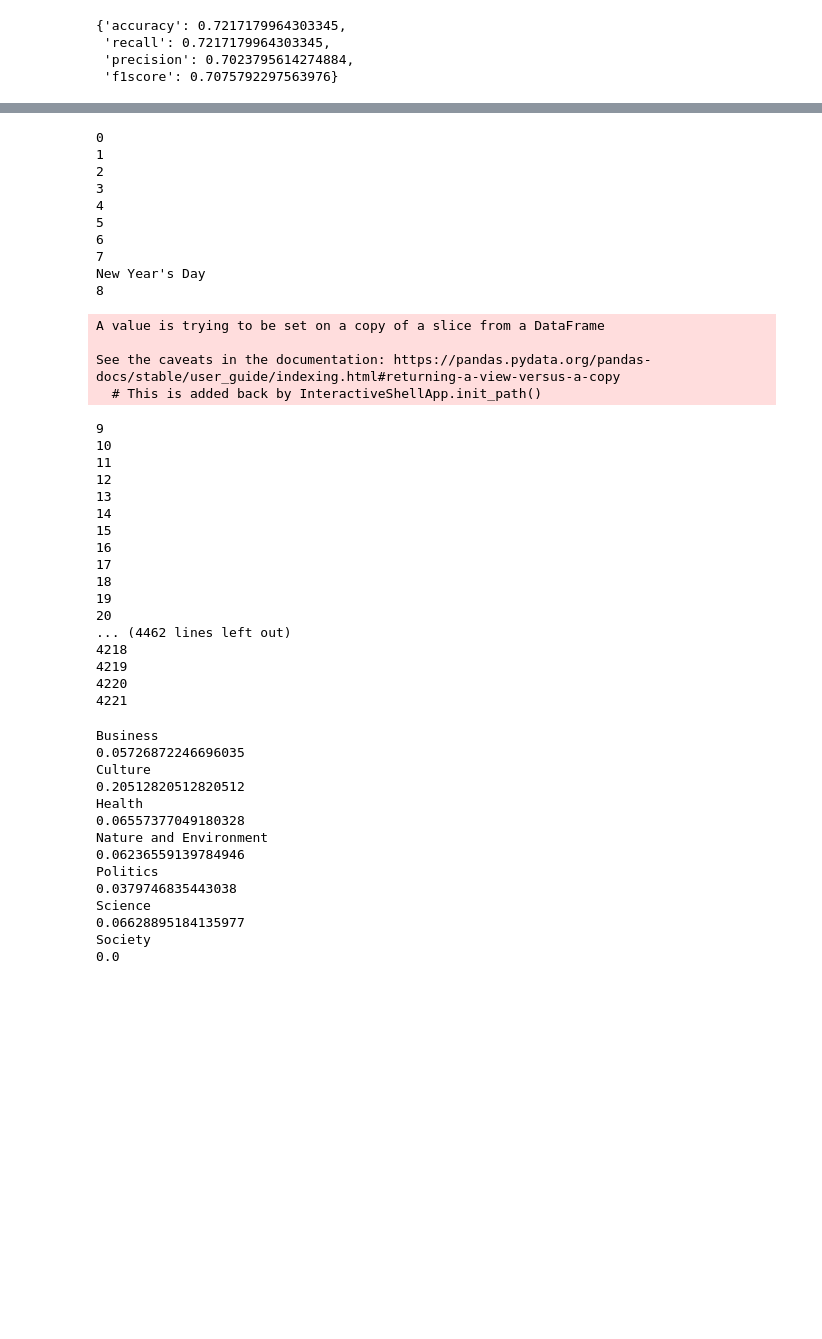
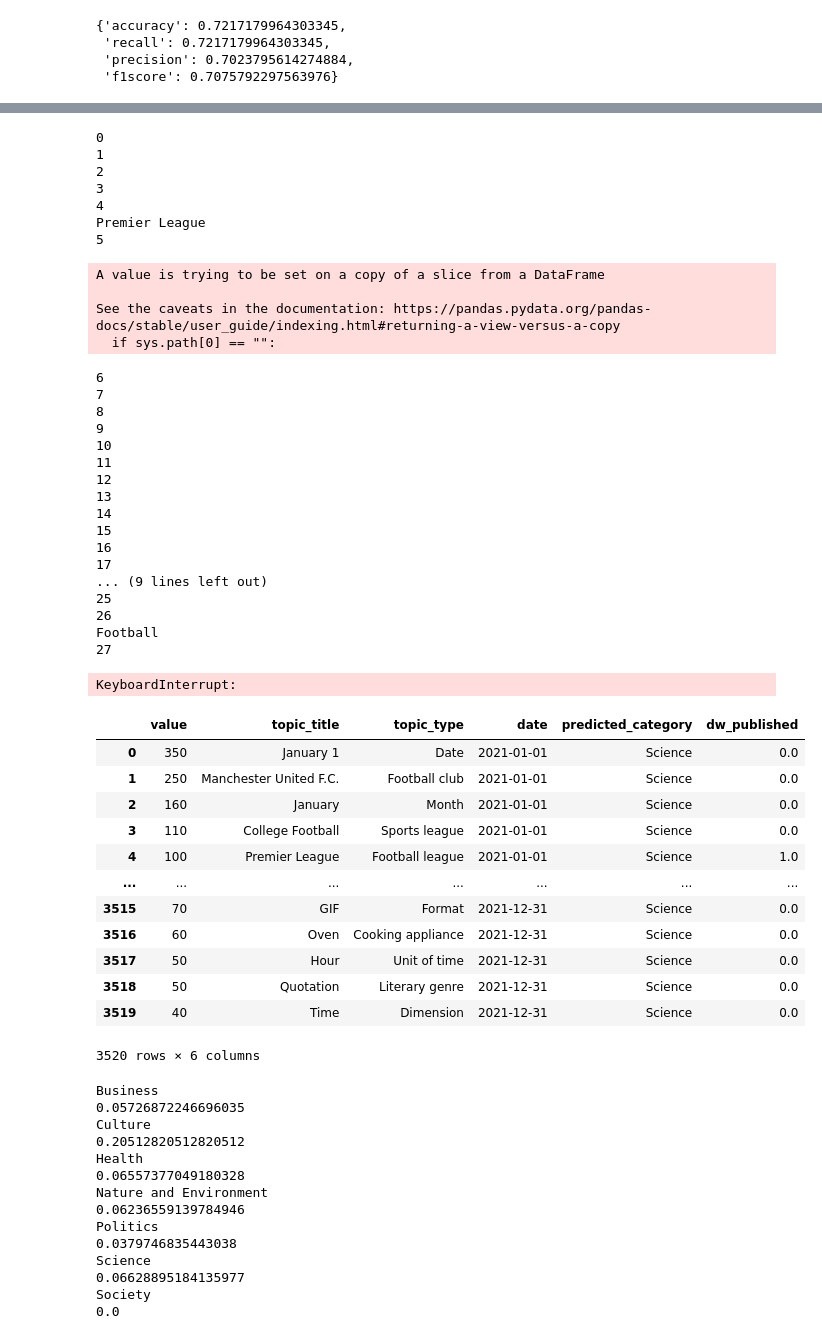
Before and after one commit to mariosakritas/NLP-methods-for-news-articles, a Jupyter notebook: notebooks/MA_ML_dirty_21.ipynb, the cells around one changed output, grey strips where cells are left out. Drawn from its saved outputs; the diff is of its cells as text; code cells hidden in the pictures; blank space fills up the shorter version.

```diff
--- a/notebooks/MA_ML_dirty_21.ipynb
+++ b/notebooks/MA_ML_dirty_21.ipynb
@@ -387,6 +377,7 @@ def truncate_data(df, start_date, end_date):
     return df_subset
 # %%
 #now let's find if each keyword was published on by DW
+df_google['dw_published'] = np.zeros(df_google.shape[0])
 for i in range(df_google.shape[0]):
     #slice original df based on dates
     print(i)
@@ -403,15 +394,15 @@ for i in range(df_google.shape[0]):
 2
 3
 4
+Premier League
 5
-6
-7
-New Year's Day
-8
 A value is trying to be set on a copy of a slice from a DataFrame
 
 See the caveats in the documentation: https://pandas.pydata.org/pandas-docs/stable/user_guide/indexing.html#returning-a-view-versus-a-copy
-  # This is added back by InteractiveShellApp.init_path()
+  if sys.path[0] == "":
+6
+7
+8
 9
 10
 11
@@ -421,14 +412,28 @@ See the caveats in the documentation: https://pandas.pydata.org/pandas-docs/stab
 15
 16
 17
-18
-19
-20
-... (4462 lines left out)
-4218
-4219
-4220
-4221
+... (9 lines left out)
+25
+26
+Football
+27
+KeyboardInterrupt:
+# %%
+df_google
+# %% [output]
+|  | value | topic_title | topic_type | date | predicted_category | dw_published |
+| 0 | 350 | January 1 | Date | 2021-01-01 | Science | 0.0 |
+| 1 | 250 | Manchester United F.C. | Football club | 2021-01-01 | Science | 0.0 |
+| 2 | 160 | January | Month | 2021-01-01 | Science | 0.0 |
+| 3 | 110 | College Football | Sports league | 2021-01-01 | Science | 0.0 |
+| 4 | 100 | Premier League | Football league | 2021-01-01 | Science | 1.0 |
+| ... | ... | ... | ... | ... | ... | ... |
+| 3515 | 70 | GIF | Format | 2021-12-31 | Science | 0.0 |
+| 3516 | 60 | Oven | Cooking appliance | 2021-12-31 | Science | 0.0 |
+| 3517 | 50 | Hour | Unit of time | 2021-12-31 | Science | 0.0 |
+| 3518 | 50 | Quotation | Literary genre | 2021-12-31 | Science | 0.0 |
+| 3519 | 40 | Time | Dimension | 2021-12-31 | Science | 0.0 |
+3520 rows × 6 columns
 # %%
 #leet's group by eeach category, get the ratio of 1.0's and 0.0's and plot it
 cats = np.unique(df_google.predicted_category)
```
Also changed, not shown: parts of 12 cells of this notebook, 1 other file.
